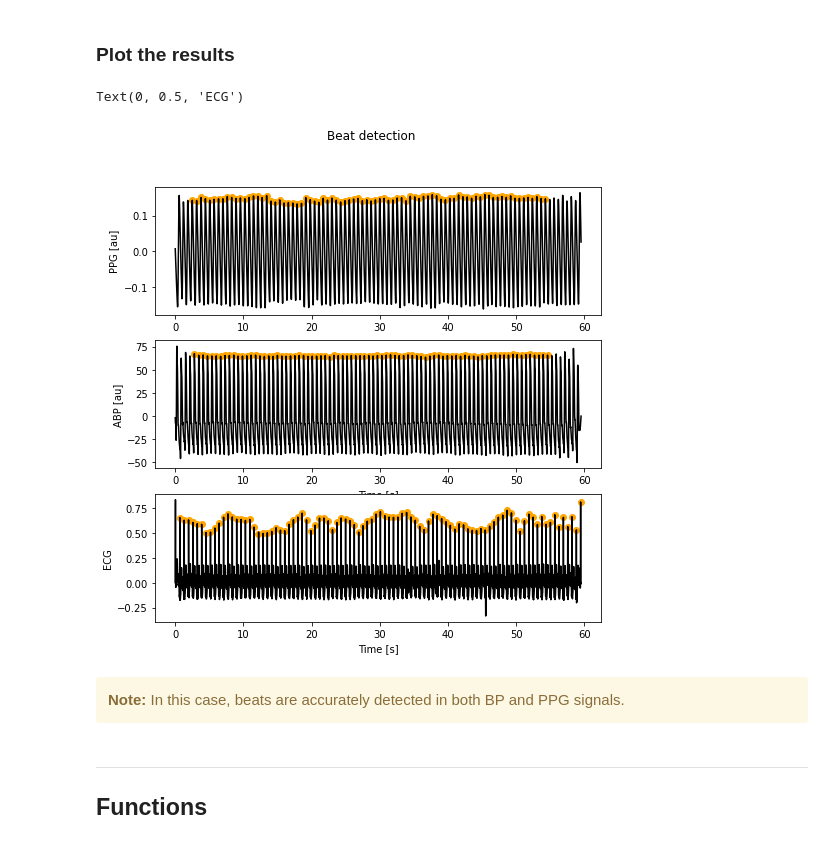
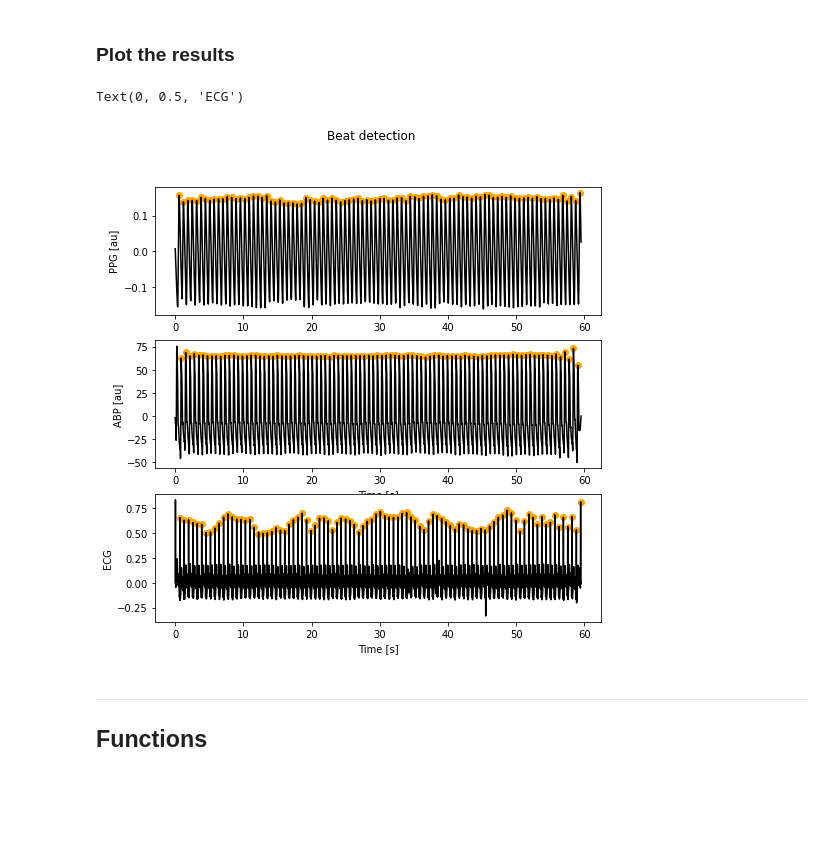
Before and after one commit to peterhcharlton/bsp-book, a Jupyter notebook: content/tutorial/notebooks/beat-detection.ipynb, the cells around one changed output. Drawn from its saved outputs; the diff is of its cells as text; code cells hidden in the pictures; blank space fills up the shorter version.

```diff
--- a/content/tutorial/notebooks/beat-detection.ipynb
+++ b/content/tutorial/notebooks/beat-detection.ipynb
@@ -271,0 +258,12 @@ Detected 82 beats in the BP signal using the bishop algorithm
+# %%
+import neurokit2 as nk
+
+# PPG
+pks = nk.ppg_findpeaks(ppg_filt, sampling_rate=62.5)
+ppg_ibis = pks['PPG_Peaks']
+print("Detected {} beats in the PPG signal".format(len(ppg_ibis)))
+
+# BP
+pks = nk.ppg_findpeaks(abp_filt, sampling_rate=62.5)
+abp_ibis = pks['PPG_Peaks']
+print("Detected {} beats in the BP signal".format(len(abp_ibis)))
@@ -291,38 +292,36 @@ from matplotlib import pyplot as plt
 fig, (ax1,ax2,ax3) = plt.subplots(3, 1,
                               sharex = False,
                               sharey = False,
                               figsize = (8,8))
 fig.suptitle('Beat detection')
 
 t = np.arange(0,len(ppg_filt)/fs,1.0/fs)
 
 ax1.plot(t, ppg_filt, color = 'black')
-ax1.scatter(t[0] + ppg_ibis_bishop/fs,
-            ppg_filt[ppg_ibis_bishop],
+ax1.scatter(t[0] + ppg_ibis/fs,
+            ppg_filt[ppg_ibis],
             color = 'orange',
             marker = 'o')
 ax1.set_ylabel('PPG [au]')
 
 ax2.plot(t, abp_filt, color = 'black')
 ax2.scatter(t[0] + abp_ibis/fs,
             abp_filt[abp_ibis],
             color = 'orange',
             marker = 'o')
 ax2.set_xlabel('Time [s]')
 ax2.set_ylabel('ABP [au]')
 
 ax3.plot(t, ecg_filt, color = 'black')
 ax3.scatter(t[0] + ecg_ibis/fs,
             ecg_filt[ecg_ibis],
             color = 'orange',
             marker = 'o')
 ax3.set_xlabel('Time [s]')
 ax3.set_ylabel('ECG')
 # %% [output]
 Text(0, 0.5, 'ECG')
-[figure, old version]
+[figure, new version]
-# %% [markdown]
-<div class="alert alert-block alert-warning"> <b>Note:</b> In this case, beats are accurately detected in both BP and PPG signals.</div>
 # %% [markdown]
 ---
 ## Functions
```
Also changed, not shown: parts of 6 cells of this notebook, 1 other file.
